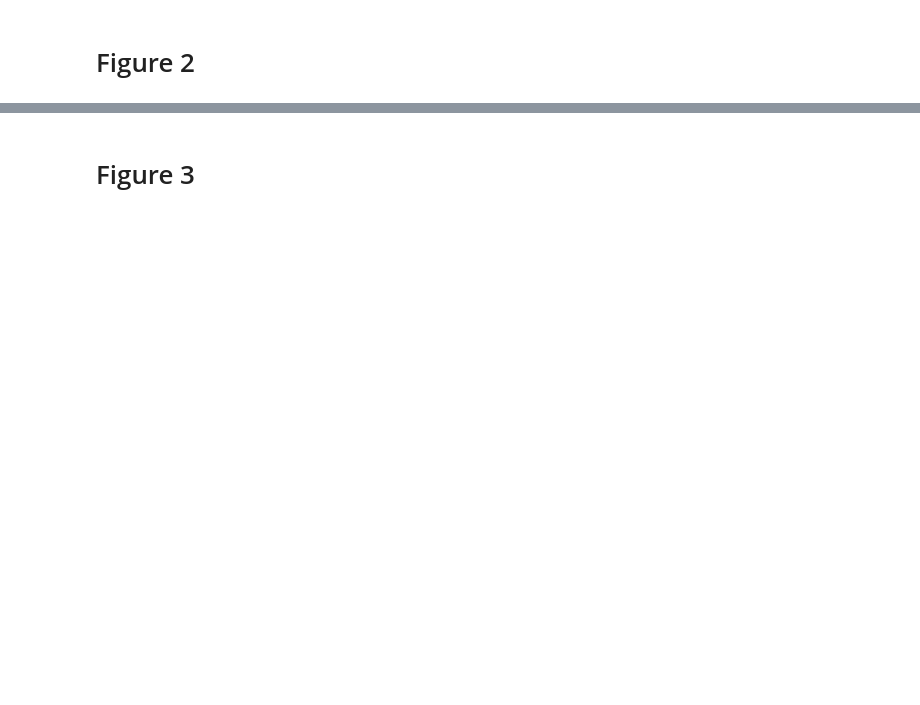
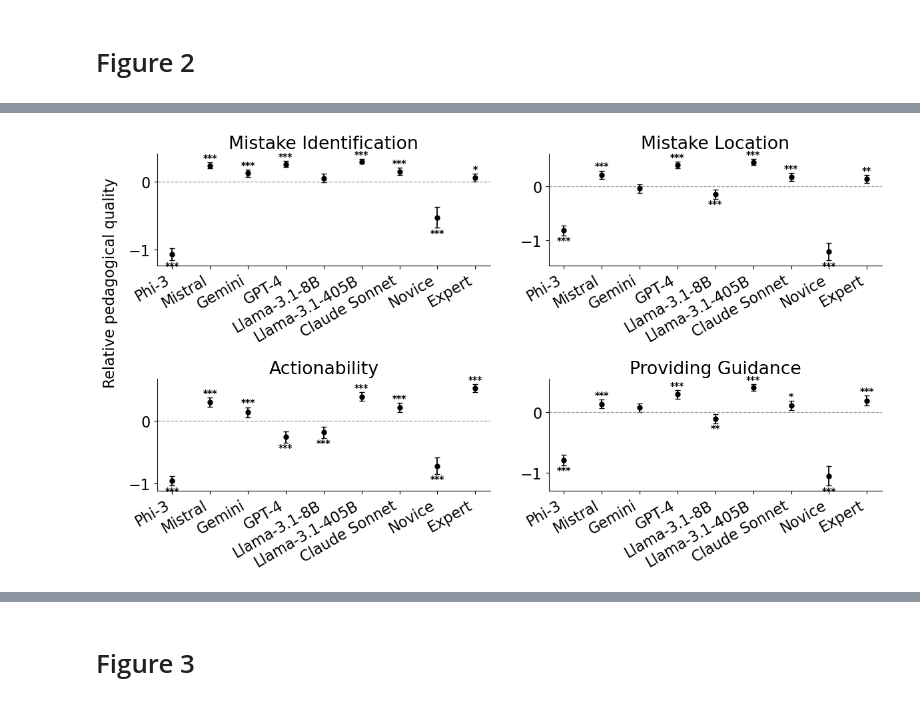
Before and after one commit to abdulsalamRamatu/TutorEval_ARR2026, a Jupyter notebook: TutorEval_ARR2026/tutoreval_analysis/tutoreval_analysis.ipynb, the cells around one changed output, grey strips where cells are left out. Cells and saved outputs as stored; diff of their text form; code cells hidden in the pictures; blank space fills up the shorter version.

Commit message:
update notebook name

```diff
--- a/TutorEval_ARR2026/tutoreval_analysis/tutoreval_analysis.ipynb
+++ b/TutorEval_ARR2026/tutoreval_analysis/tutoreval_analysis.ipynb
@@ -241,8 +350,9 @@ plt.show()
 # %% [markdown]
 # Figure 2
 # %%
+dims = ["Mistake_Identification", "Mistake_Location", "Actionability", "Providing_Guidance"]
 y_col = "pedagogy_score"
 id_col = "conversation_id"
 tutor_col = "tutor"
-d = df[[id_col, y_col, tutor_col] + features].dropna().copy()
+d = df[[id_col, y_col, tutor_col] + features + dims].dropna().copy()
 d["pedagogy_within"] = d[y_col] - d.groupby(id_col)[y_col].transform("mean")
@@ -302,0 +546,80 @@ plt.show()
+# %%
+# with astreiks
+ncols = 2
+nrows = int(np.ceil(len(dims) / ncols))
+
+fig, axes = plt.subplots(nrows, ncols, figsize=(12, 3.5 * nrows))
+axes = np.array(axes).reshape(nrows, ncols)
+
+for i, dim in enumerate(dims):
+    r, c = divmod(i, ncols)
+    ax = axes[r, c]
+
+    sub = dim_stats[dim_stats["dimension"] == dim].copy()
+
+    sub["order"] = sub[tutor_col].apply(
+        lambda t: tutor_order.index(t) if t in tutor_order else 999
+    )
+    sub = sub.sort_values("order")
+
+    sub["label"] = sub[tutor_col].map(name_map).fillna(sub[tutor_col])
+
+    x = np.arange(len(sub))
+    ci = 1.96 * sub["se"]
+
+    ax.errorbar(
+        x,
+        sub["mean"],
+        yerr=ci,
+        fmt="o",
+        capsize=3.2,
+        elinewidth=1.3,
+        markersize=5,
+        color="black"
+    )
+
+    # significance labels
+    y_range = (sub["mean"] + ci).max() - (sub["mean"] - ci).min()
+    offset = 0.001 * y_range if y_range > 0 else 0.05
+
+    for j, row in sub.reset_index(drop=True).iterrows():
+
+        sig = row["sig_fdr"] if "sig_fdr" in row else row["sig"]
+
+        if pd.isna(sig) or sig == "":
+            continue
+
+        if row["mean"] >= 0:
+            y = row["mean"] + 1.96 * row["se"] + offset
+            va = "bottom"
+        else:
+            y = row["mean"] - 1.96 * row["se"] - offset
+            va = "top"
+
+        ax.text(
+            j,
+            y,
+            sig,
+            ha="center",
+            va=va,
+            fontsize=10,
+            fontweight="bold"
+        )
+
+    ax.axhline(0, color="0.6", linestyle="--", linewidth=0.9)
+
+    ax.set_xticks(x)
+    ax.set_xticklabels(sub["label"], rotation=30, ha="right")
+
+    ax.set_title(dim.replace("_", " "))
+
+
+    ax.spines["top"].set_visible(False)
+    ax.spines["right"].set_visible(False)
+# Global y-label and title
+fig.text(0.005, 0.65, "Relative pedagogical quality", va="center", rotation="vertical")
+fig.tight_layout()
+plt.savefig("plots/relative_pedagogical_quality_dimensions.pdf", dpi=300, bbox_inches="tight")
+plt.show()
+# %% [output]
+[figure, added]
```
Also changed, not shown: parts of 28 cells of this notebook.
